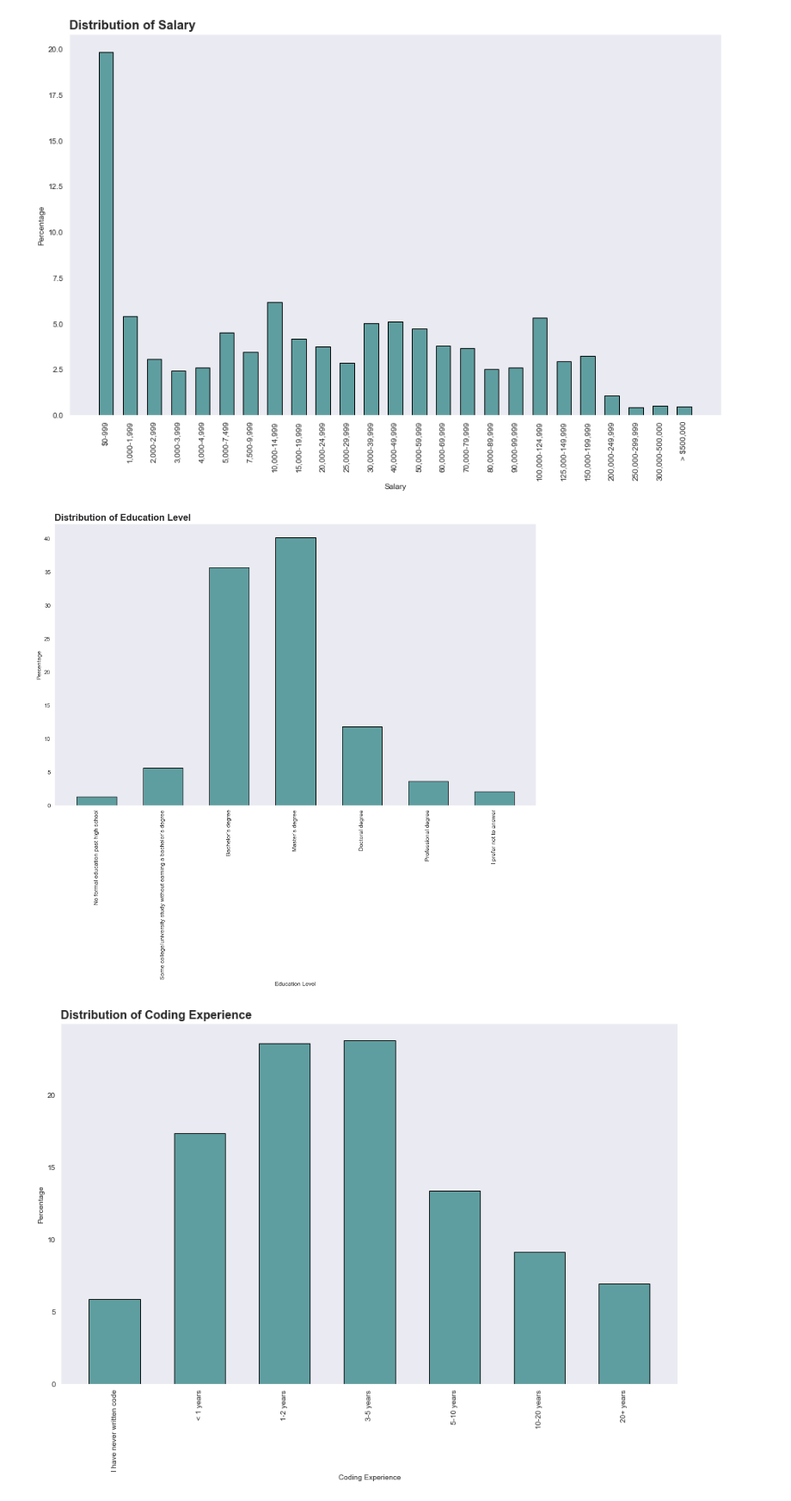
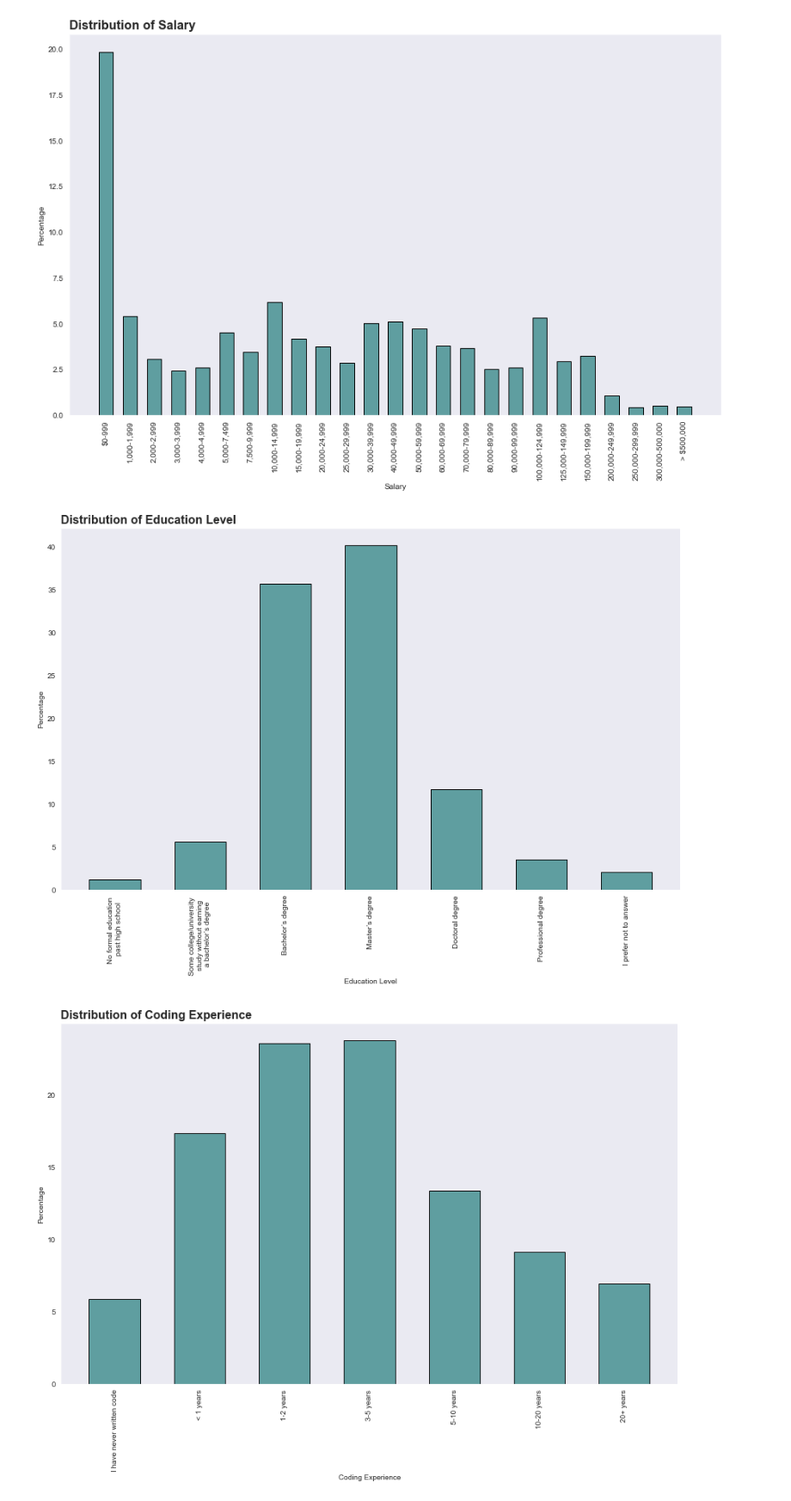
Before and after one commit to BaiyanRen/DA_Nanodegree_project5, a Jupyter notebook: Project 5_slide_deck.ipynb, the cells around one changed output. Shown at 86% size. Saved outputs shown, nothing was run; the diff lists cells and outputs as text; code cells hidden in the pictures.

```diff
--- a/Project 5_slide_deck.ipynb
+++ b/Project 5_slide_deck.ipynb
@@ -109,13 +114,23 @@ plt.title('Distribution of Salary', fontsize=16, fontweight='bold', loc='left');
 # %%
 sns.set_style('dark')
 fig, ax = plt.subplots(figsize=[15, 9])
 ax.bar(edu_prop.index, edu_prop, color='cadetblue', edgecolor=(0, 0, 0), width=0.6, label='All')
-plt.xticks(rotation=90)
+
+edu_label = ['No formal education \n past high school',
+             'Some college/university \n study without earning \n a bachelor’s degree',
+             'Bachelor’s degree',
+             'Master’s degree',
+             'Doctoral degree',
+             'Professional degree',
+             'I prefer not to answer']
+
+locs, labels = plt.xticks()
+plt.xticks(rotation=90, ticks = locs, labels=edu_label)
 plt.xlabel('Education Level')
 plt.ylabel('Percentage')
 plt.title('Distribution of Education Level', fontsize=16, fontweight='bold', loc='left');
 # %% [output]
-[figure, old version]
+[figure, new version]
 # %%
 sns.set_style('dark')
 fig, ax = plt.subplots(figsize=[15, 9])
```
Also changed, not shown: parts of 7 cells of this notebook, 1 other file.
